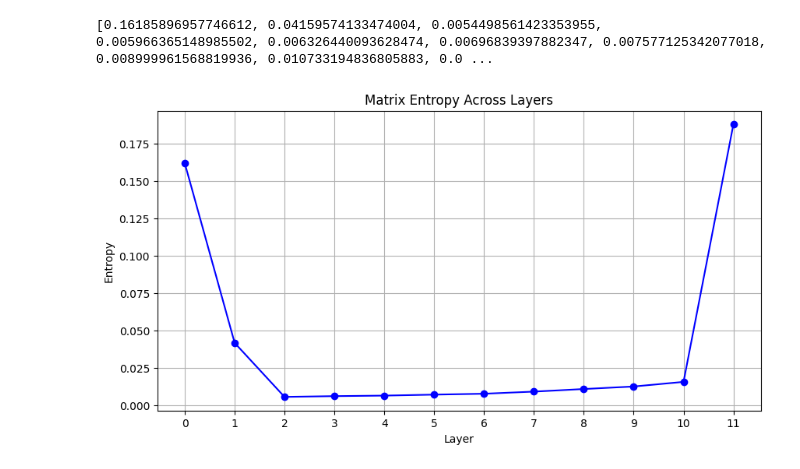
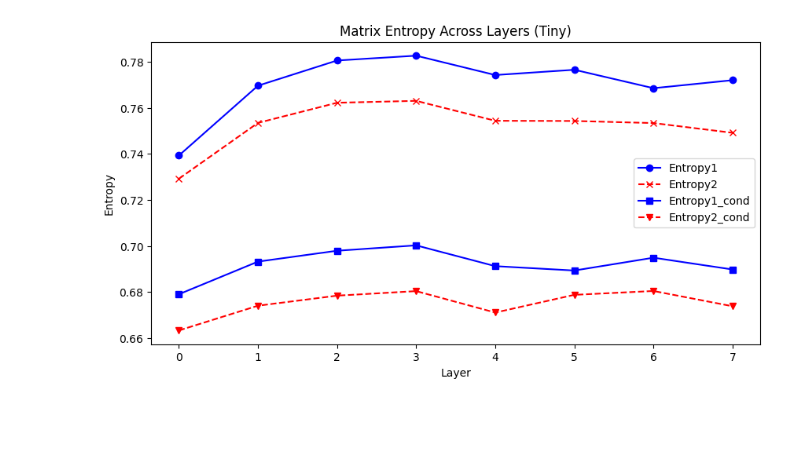
Before and after one commit to YichongLiang/Exploring-Matrix-Entropy-Across-LLM-Layers, a Jupyter notebook: main.ipynb, the cells around one changed output. Drawn from its saved outputs; the diff is of its cells as text; code cells hidden in the pictures; blank space fills up the shorter version.

Commit message:
condense story and full length story on Tiny & GPT2

```diff
--- a/main.ipynb
+++ b/main.ipynb
@@ -25,13 +25,3 @@ def cal_entropy(A):
         entropy = - (eig_val * torch.log(eig_val)).nansum().item()
         normalized_entropy = entropy/math.log(A.shape[0])
     return normalized_entropy
-# %%
-prompt = "Hi Generative AI"
-#MODEL: HookedTransformer = HookedTransformer.from_pretrained("tiny-stories-3M")
-MODEL: HookedTransformer = HookedTransformer.from_pretrained("gpt2")
-TOKENIZER = MODEL.tokenizer
-
-input_ids = TOKENIZER.encode(prompt)
-logits, cache = MODEL.run_with_cache(
-    prompt,
-)
@@ -39,0 +32,10 @@ Loaded pretrained model gpt2 into HookedTransformer
+# %%
+prompt1 = "The Three Little Pigs is a beloved folk tale that tells the story of three pigs, each building a house out of different materials: straw, sticks, and bricks. The youngest pig opts for straw, the middle pig chooses sticks, while the eldest builds his house out of bricks. When a big bad wolf comes to eat them, he easily destroys the first two houses by huffing and puffing, devouring the first two pigs. However, the third pig's brick house withstands the wolf's attempts. Frustrated, the wolf tries to enter through the chimney, but the clever pig boils a pot of water just in time, ending the wolf's threat once and for all. This classic tale highlights the virtues of hard work and resourcefulness, as the most diligent and smartest pig not only survives but thrives."
+prompt2 = "In the gloomy depths of a forsaken city, plagued by perpetual storms and decay, a series of calamities unfolded one after another, casting a shadow of despair across the broken streets. Buildings crumbled under the relentless rain, streets flooded, trapping residents in their homes as cries for help echoed through the night. A mysterious illness swept through the population, its origins unknown, causing widespread panic and chaos. Amidst the pandemonium, crime soared as desperate survivors looted abandoned homes and fought over scarce resources. The city, once bustling with life, turned into a dystopian nightmare where hope dwindled with each passing day, and the darkness seemed to swallow everything in its path."
+
+
+condense_prompt1 = "The Three Little Pigs is a folk tale about three pigs building houses of straw, sticks, and bricks. A wolf destroys the first two houses and eats the pigs, but fails to break the third pig's brick house. Thwarted, the wolf's final attempt through the chimney ends disastrously, illustrating the rewards of hard work and ingenuity."
+condense_prompt2 = "In a forsaken city hit by continuous storms and decay, calamities struck relentlessly. Buildings fell, streets flooded, and a mysterious illness caused chaos and panic. Crime surged as survivors looted and fought over dwindling resources, turning the once vibrant city into a dark, dystopian nightmare where hope faded daily."
+
+MODEL1: HookedTransformer = HookedTransformer.from_pretrained("tiny-stories-3M")
+MODEL2: HookedTransformer = HookedTransformer.from_pretrained("gpt2")
@@ -40,3 +70,15 @@ Loaded pretrained model gpt2 into HookedTransformer
+# %%
+Entropy_Tiny_1 = entropy_cal_fn(prompt1,MODEL1,8)
+Entropy_Tiny_2 = entropy_cal_fn(prompt2,MODEL1,8)
+
+Entropy_GPT_1 = entropy_cal_fn(prompt1,MODEL2,12)
+Entropy_GPT_2 = entropy_cal_fn(prompt2,MODEL2,12)
+# %%
+Entropy_Tiny_1_cond = entropy_cal_fn(condense_prompt1,MODEL1,8)
+Entropy_Tiny_2_cond = entropy_cal_fn(condense_prompt2,MODEL1,8)
+
+Entropy_GPT_1_cond = entropy_cal_fn(condense_prompt1,MODEL2,12)
+Entropy_GPT_2_cond = entropy_cal_fn(condense_prompt2,MODEL2,12)
 # %%
 d_model: int = MODEL.cfg.d_model
 n_layers: int = MODEL.cfg.n_layers
@@ -71,34 +111,19 @@ ln_final:
-# %%
-layers = []
-firstLayer = "blocks.0.hook_resid_post"
-
-for i in range(12):
-    new_string = firstLayer.replace("0", str(i))
-    layers.append(new_string)
-
-Entropy = []
-
-for i in range(12):
-   with torch.no_grad():
-      R = cache[layers[i]][0]
-      R = normalize(R)
-      A = cal_cov(R)
-      Entropy.append(cal_entropy(A))
-
-print(Entropy)
-# %% [output]
-[0.16185896957746612, 0.04159574133474004, 0.0054498561423353955, 0.005966365148985502, 0.006326440093628474, 0.00696839397882347, 0.007577125342077018, 0.008999961568819936, 0.010733194836805883, 0.0 ...
 # %%
-x_values = list(range(len(Entropy)))
+x_values = list(range(len(Entropy_Tiny_1)))
 
 plt.figure(figsize=(10, 5))
-plt.plot(x_values, Entropy, marker='o', linestyle='-', color='b')
-plt.title('Matrix Entropy Across Layers')
+plt.plot(x_values, Entropy_Tiny_1, marker='o', linestyle='-', color='b', label='Entropy1')
+plt.plot(x_values, Entropy_Tiny_2, marker='x', linestyle='--', color='r', label='Entropy2')
+plt.plot(x_values, Entropy_Tiny_1_cond, marker='s', linestyle='-', color='b', label='Entropy1_cond')
+plt.plot(x_values, Entropy_Tiny_2_cond, marker='v', linestyle='--', color='r', label='Entropy2_cond')
+
+plt.legend()
+plt.title('Matrix Entropy Across Layers (Tiny)')
 plt.xlabel('Layer')
 plt.ylabel('Entropy')
-plt.grid(True)
+plt.grid(False)
 plt.xticks(x_values)
 plt.show()
 # %% [output]
-[figure, old version]
+[figure, new version]
 # %%
```
Also changed, not shown: parts of 7 cells of this notebook.
